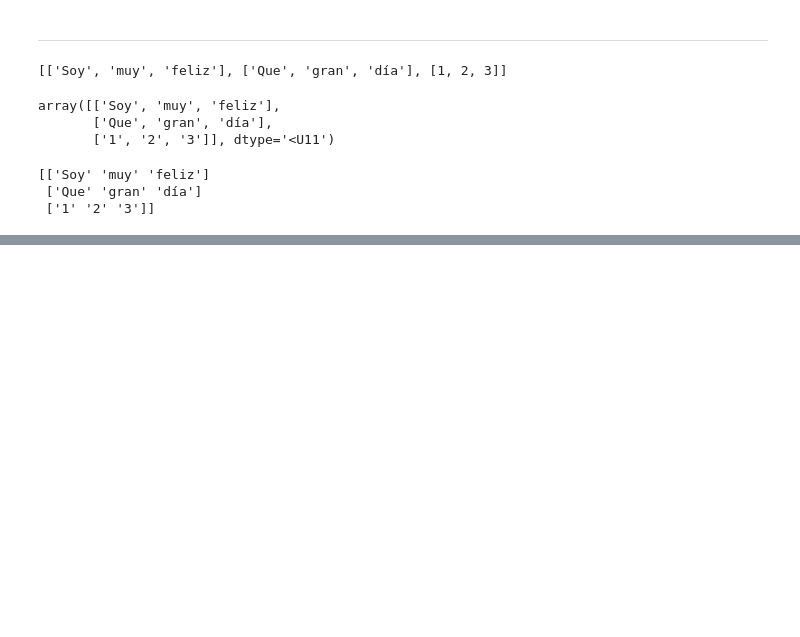
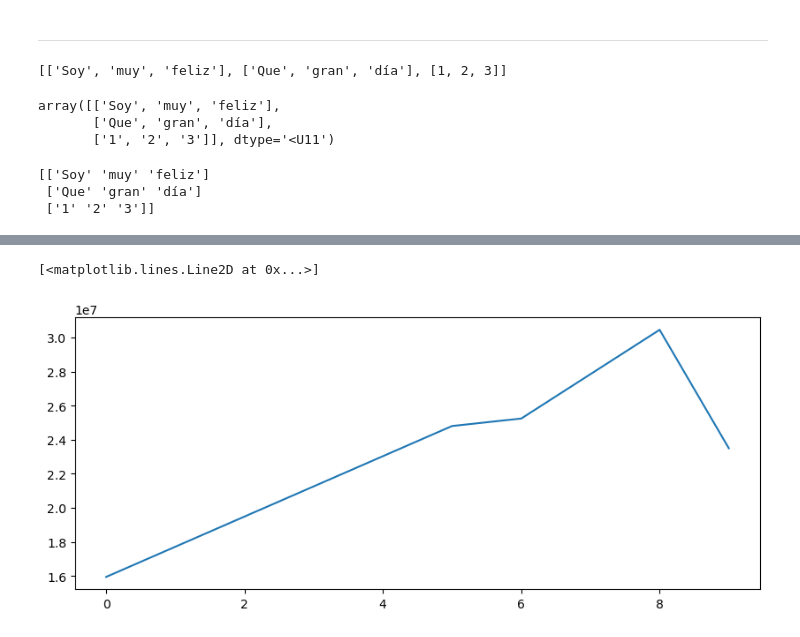
Before and after one commit to mirsha08/Python-para-Data-Science, a Jupyter notebook: 04.1-Matrices.ipynb, the cells around one changed output, grey strips where cells are left out. Saved outputs shown, nothing was run; the diff lists cells and outputs as text; code cells hidden in the pictures; blank space fills up the shorter version.

```diff
--- a/04.1-Matrices.ipynb
+++ b/04.1-Matrices.ipynb
@@ -134,0 +319,11 @@ print(np.array([r1,r2,r3]))  #si ponemos print ya no sale el dato dtype='<U11' a
+# %%
+import numpy as np
+import matplotlib.pyplot as plt
+%matplotlib inline
+plt.rcParams['figure.figsize']=10,4 #definimos los parametros de visualización
+# %%
+#creamos la primera gráfica
+plt.plot(sueldo[0]) #suministramos datos a la gráfica, en este caso los datos de sueldo del jugador 0 que es KobiBryant
+# %% [output]
+[<matplotlib.lines.Line2D at 0x...>]
+[figure, added]
```
Also changed, not shown: parts of 31 cells of this notebook.
